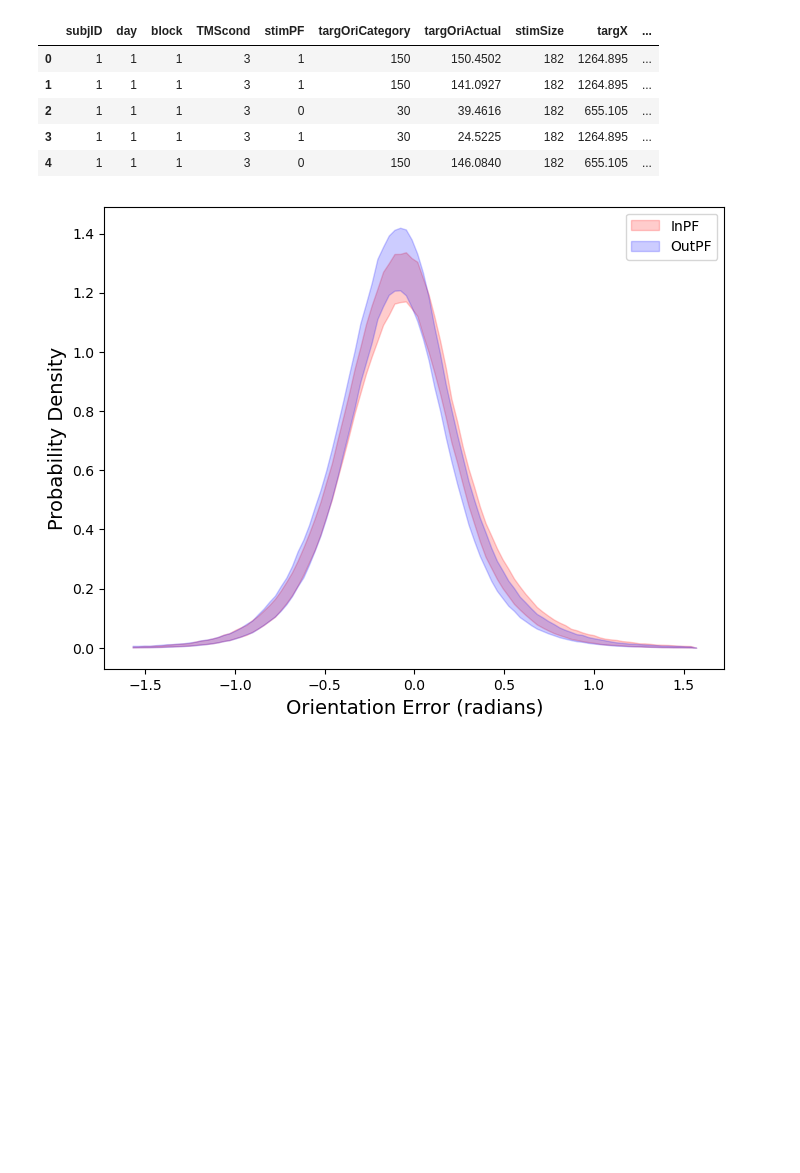
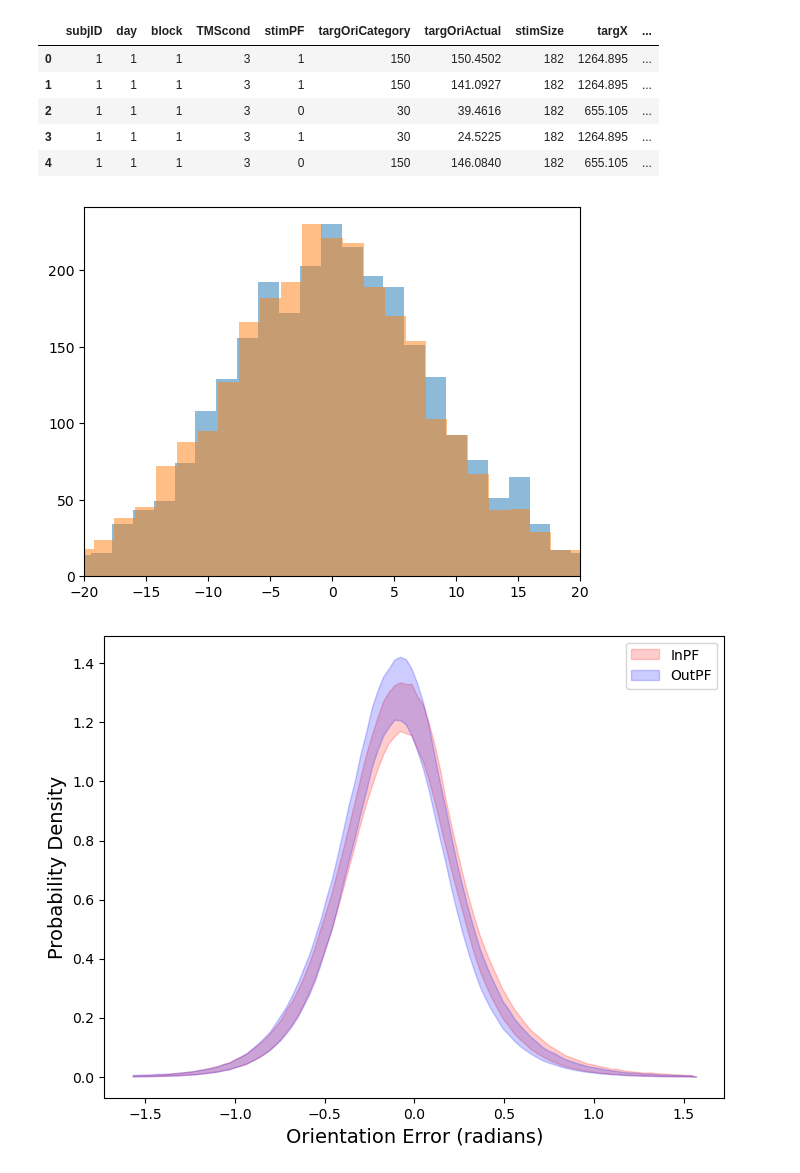
Before and after one commit to mindemory/srh_ori, a Jupyter notebook: oriAnalysis/analyzeBehav/behavAnalysis.ipynb, the cells around one changed output. Drawn from its saved outputs; the diff is of its cells as text; code cells hidden in the pictures; blank space fills up the shorter version.

```diff
--- a/oriAnalysis/analyzeBehav/behavAnalysis.ipynb
+++ b/oriAnalysis/analyzeBehav/behavAnalysis.ipynb
@@ -33,6 +33,17 @@ df.head()
 | 2 | 1 | 1 | 1 | 3 | 0 | 30 | 39.4616 | 182 | 655.105 | ... |
 | 3 | 1 | 1 | 1 | 3 | 1 | 30 | 24.5225 | 182 | 1264.895 | ... |
 | 4 | 1 | 1 | 1 | 3 | 0 | 150 | 146.0840 | 182 | 655.105 | ... |
+# %%
+plt.figure()
+plt.hist(df[(df['TMScond']==2) & (df['stimPF_label'] == 'inPF')]['errOri_scaled'], bins=100, alpha =0.5)
+plt.hist(df[(df['TMScond']==2) & (df['stimPF_label'] == 'outPF')]['errOri_scaled'], bins=100, alpha=0.5)
+
+# plt.hist(df[df['TMScond']==2]['errOri_scaled'], bins=100)
+# plt.hist(df[df['TMScond']==3]['errOri_scaled'], bins=100)
+plt.xlim([-20, 20])
+plt.show()
+# %% [output]
+[figure, added]
 # %%
 oriX = np.linspace(-np.pi/2, np.pi/2, 100)
 oriBinCounterIn = np.zeros((len(df['subjID'].unique()), len(oriX)))
```
Also changed, not shown: 9 other files.
